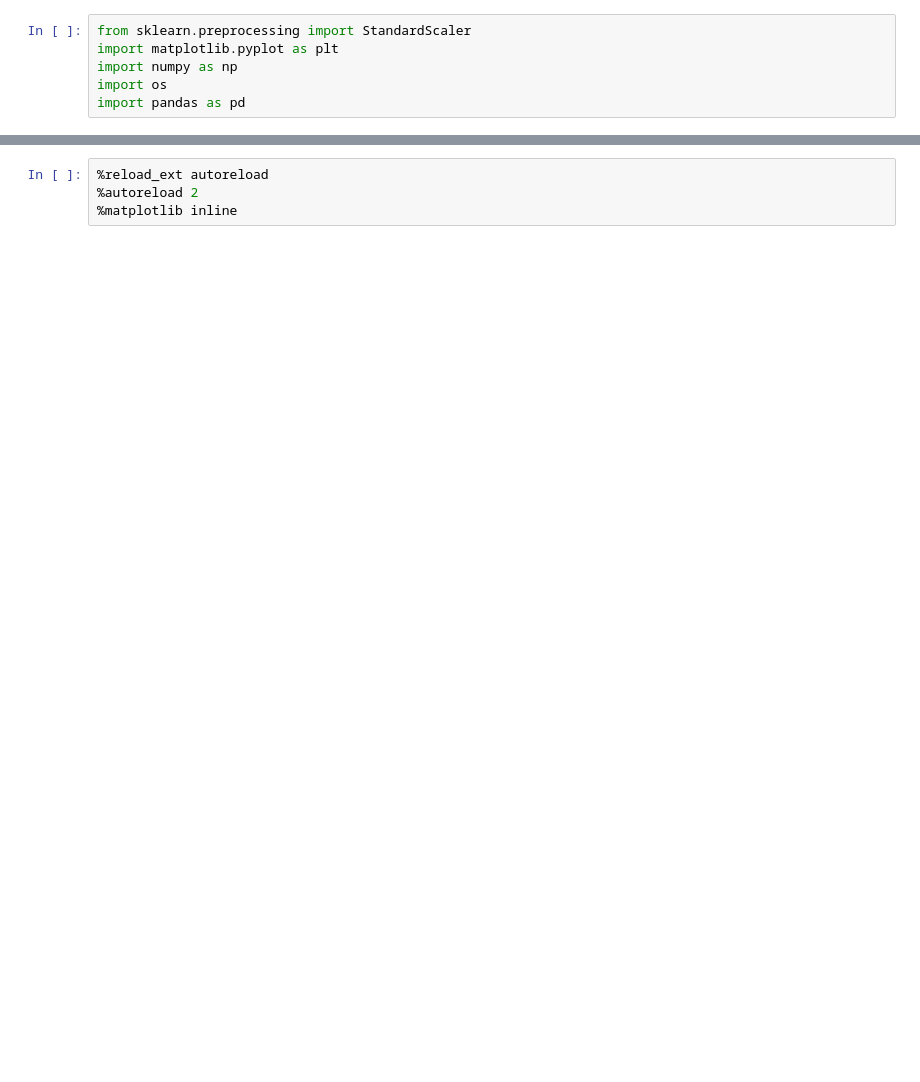
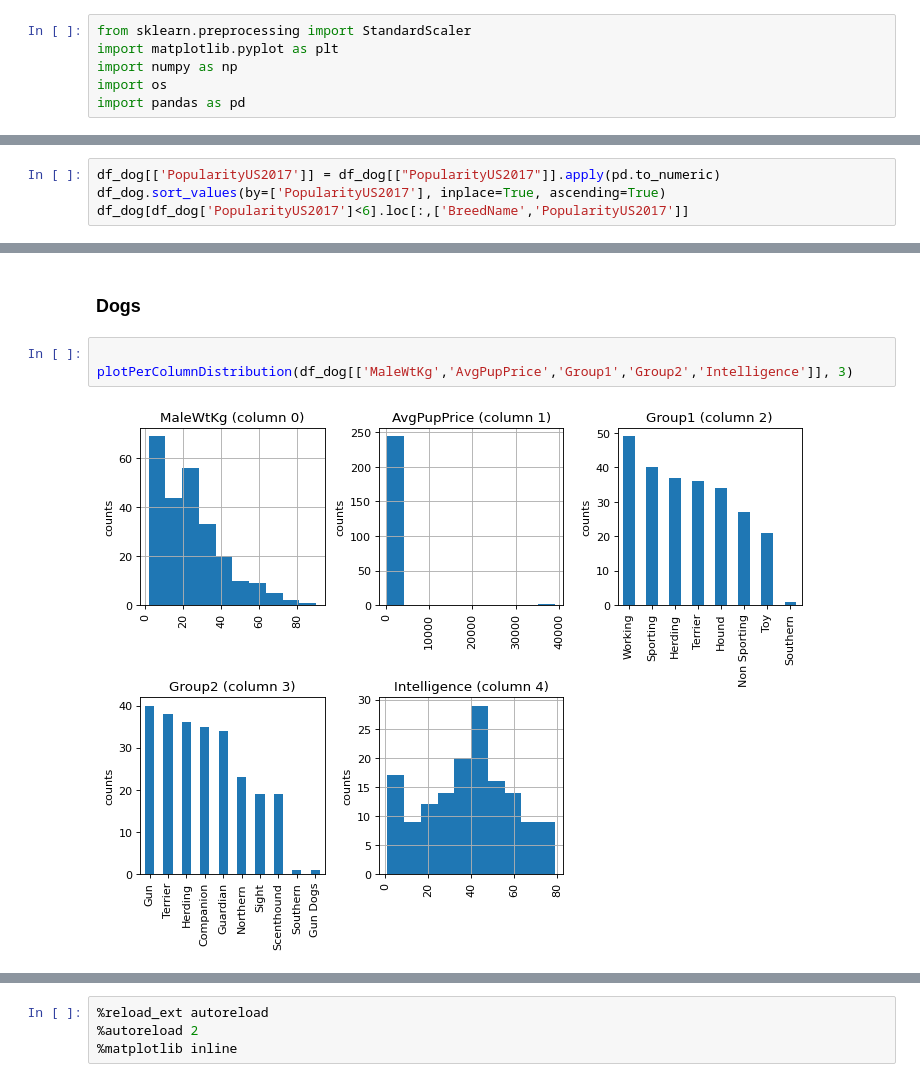
Before and after one commit to AnnieCRY/DS5500-Project2, a Jupyter notebook: pet_classification.ipynb, the cells around one changed output, grey strips where cells are left out. Cells and saved outputs as stored; diff of their text form; blank space fills up the shorter version.

```diff
--- a/pet_classification.ipynb
+++ b/pet_classification.ipynb
@@ -17,0 +50,4 @@ df_dog = pd.read_csv("/content/dog_breed_characteristics.csv")
+# %%
+df_dog[['PopularityUS2017']] = df_dog[["PopularityUS2017"]].apply(pd.to_numeric)
+df_dog.sort_values(by=['PopularityUS2017'], inplace=True, ascending=True)
+df_dog[df_dog['PopularityUS2017']<6].loc[:,['BreedName','PopularityUS2017']]
@@ -17,0 +93,7 @@ df_dog = pd.read_csv("/content/dog_breed_characteristics.csv")
+# %% [markdown]
+### Dogs
+# %%
+
+plotPerColumnDistribution(df_dog[['MaleWtKg','AvgPupPrice','Group1','Group2','Intelligence']], 3)
+# %% [output]
+[figure, added]
```
Also changed, not shown: parts of 91 cells of this notebook.
